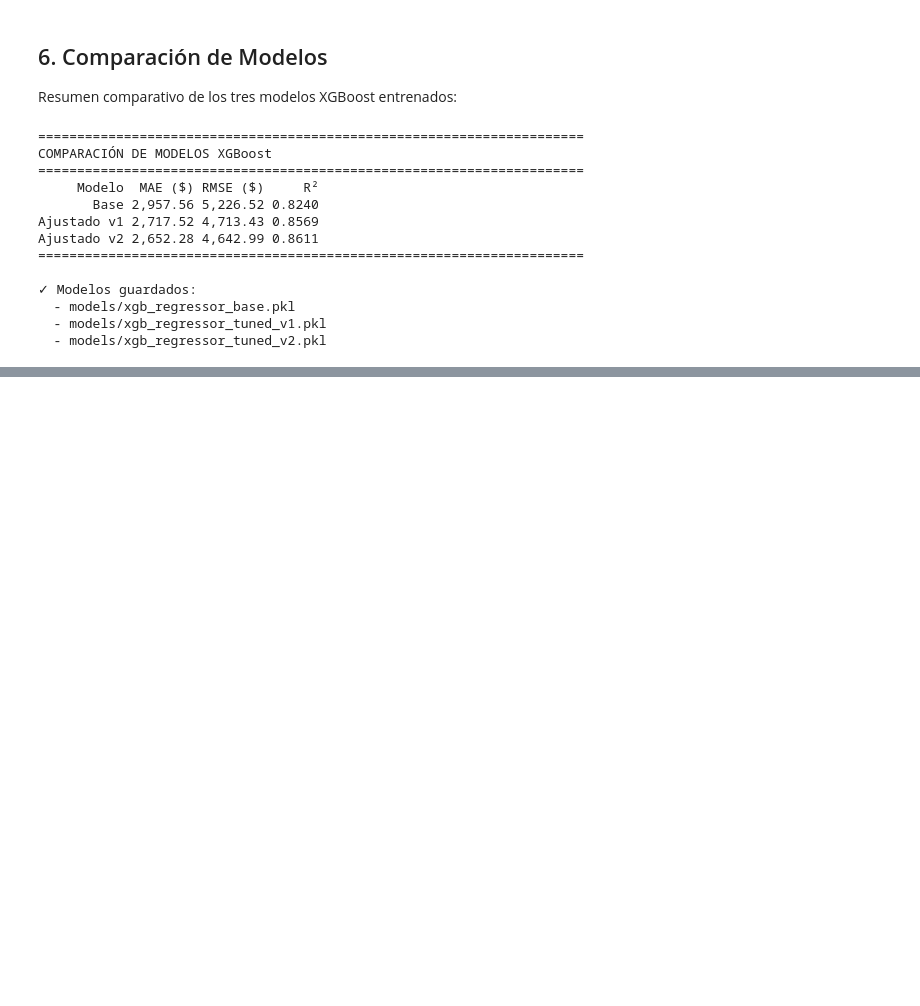
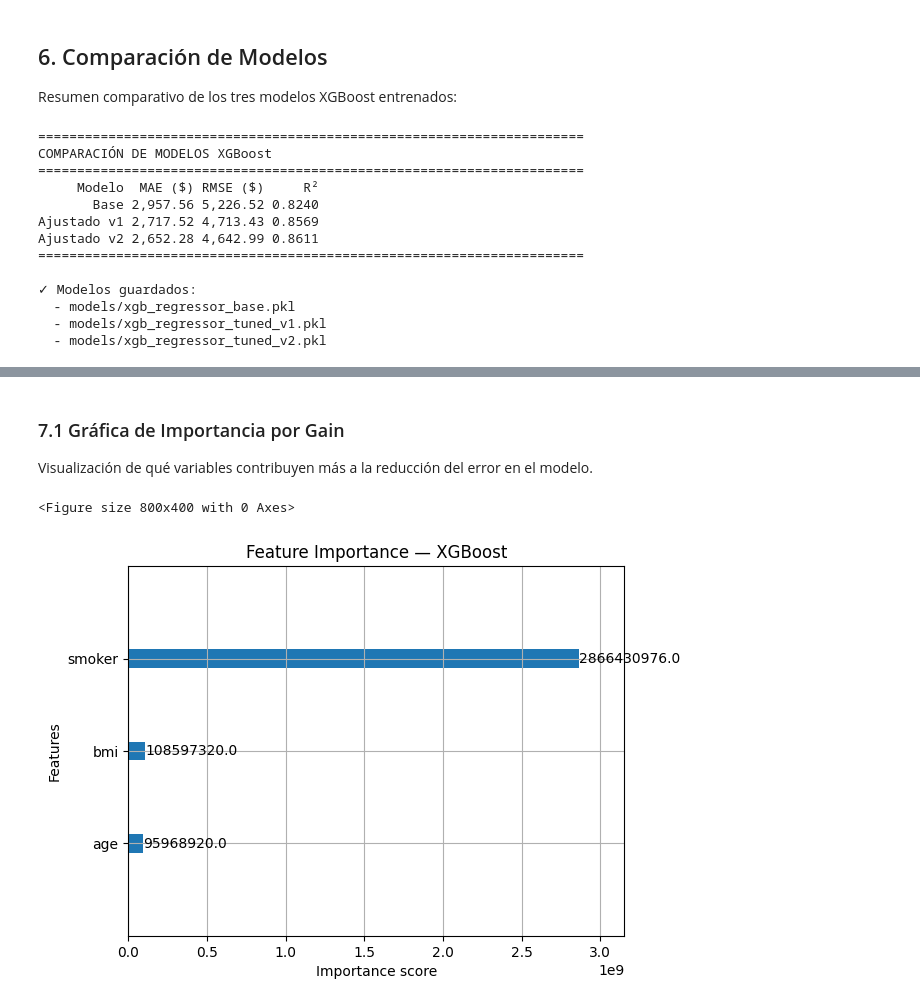
Before and after one commit to FelipeCH13/vortex-insurance-cost, a Jupyter notebook: src/notebooks/04_xgboost.ipynb, the cells around one changed output, grey strips where cells are left out. Drawn from its saved outputs; the diff is of its cells as text; code cells hidden in the pictures; blank space fills up the shorter version.

```diff
--- a/src/notebooks/04_xgboost.ipynb
+++ b/src/notebooks/04_xgboost.ipynb
@@ -230,0 +247,17 @@ Ajustado v2 2,652.28 4,642.99 0.8611
+# %% [markdown]
+### 7.1 Gráfica de Importancia por Gain
+
+Visualización de qué variables contribuyen más a la reducción del error en el modelo.
+# %%
+# Gráfica de importancia de features
+IMAGES_PATH = Path("../../images")
+IMAGES_PATH.mkdir(exist_ok=True)
+
+plt.figure(figsize=(8, 4))
+plot_importance(model_tuned2, importance_type='gain')
+plt.title('Feature Importance — XGBoost')
+plt.savefig(IMAGES_PATH / "09_feature_importance.png", dpi=100, bbox_inches='tight')
+plt.show()
+# %% [output]
+<Figure size 800x400 with 0 Axes>
+[figure, added]
```
Also changed, not shown: parts of 6 cells of this notebook, 3 other files.
